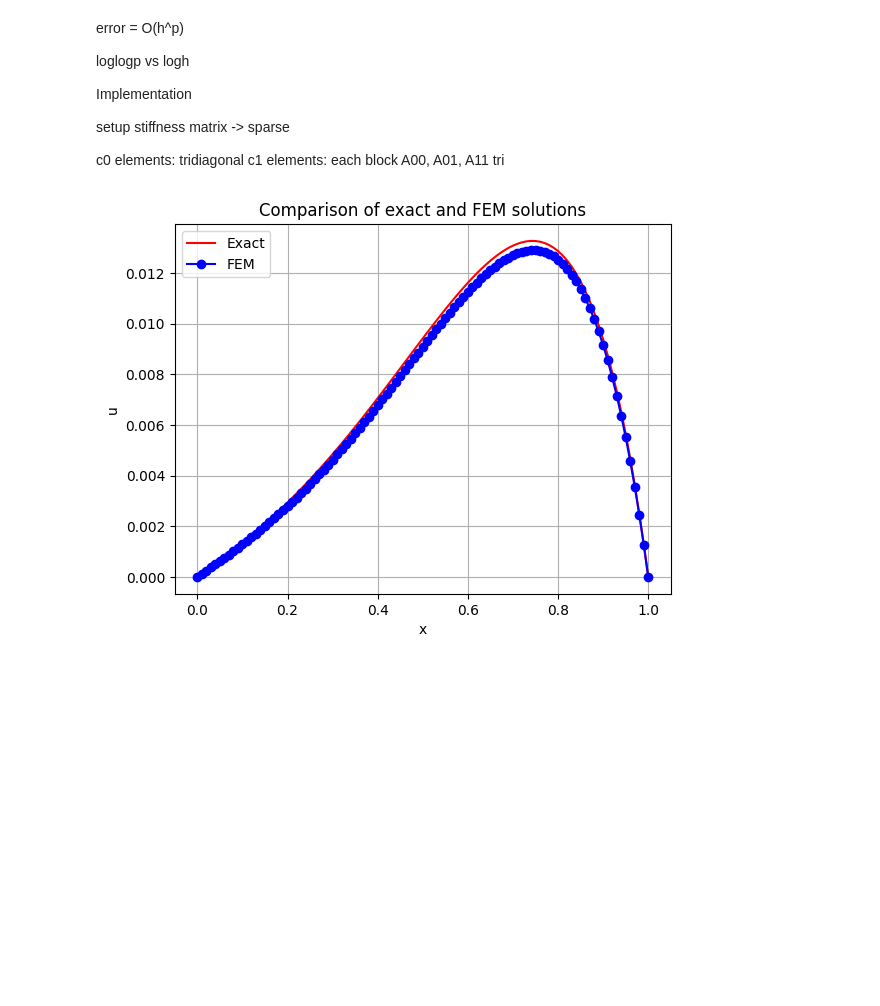
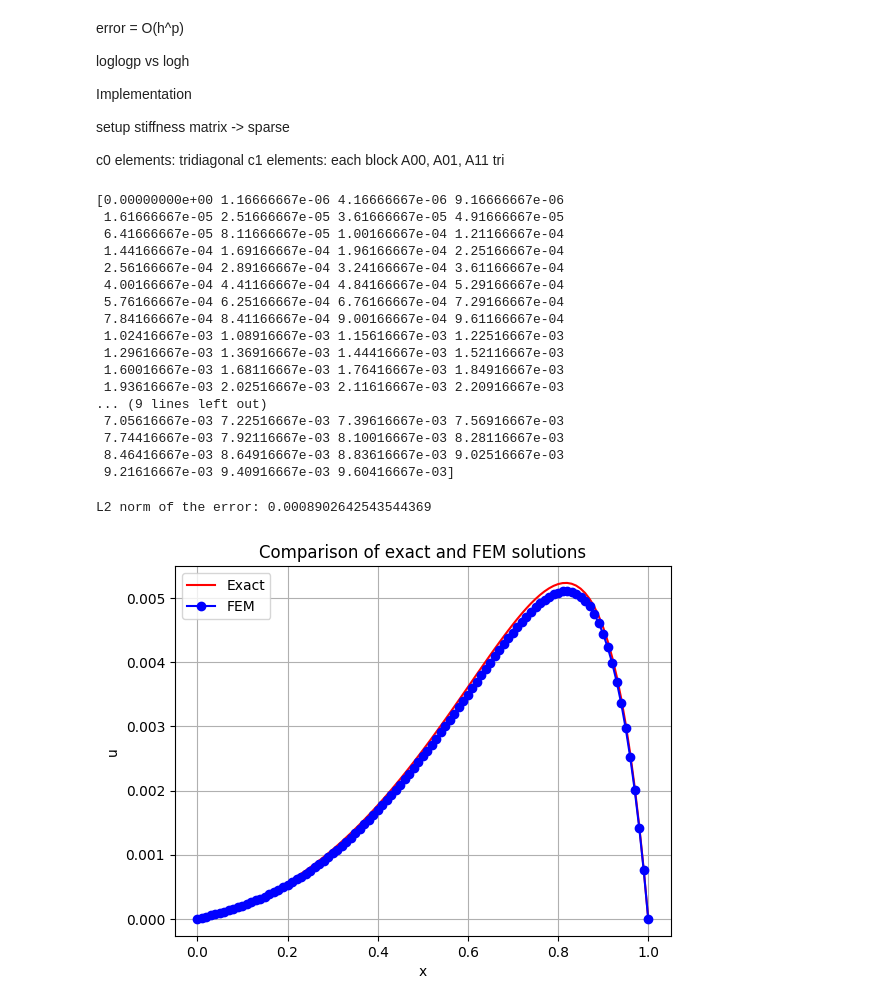
Before and after one commit to mohdkashifansari/Optimisation_and_Numerical_Analysis_Techniques, a Jupyter notebook: Parabolic_Eqs/FEM_lec.ipynb, the cells around one changed output. Cells and saved outputs as stored; diff of their text form; code cells hidden in the pictures; blank space fills up the shorter version.

```diff
--- a/Parabolic_Eqs/FEM_lec.ipynb
+++ b/Parabolic_Eqs/FEM_lec.ipynb
@@ -48,7 +50,7 @@ def helmholtz_c0(x, omega):
         # load vector
         xL, xi, xR = x[i-1], x[i], x[i+1]
 
-        if(i>1):
+        if(i>0):
 
             bi = ((xR - xL) * xi**2 - (xi + xL) * xL**2 + (xi + xR) * xR**2) / 12
 
@@ -57,10 +59,16 @@ def helmholtz_c0(x, omega):
             b[i] = bi
 
     A = A.tocsr()
+
+    #print(A.toarray())
+    print(b)
     u_inner = spsolve(A, b)
 
     u = np.zeros(N+1)
     u[1:-1] = u_inner
+
+
+
     return u
 # %% [markdown]
 error = O(h^p)
@@ -79,16 +87,40 @@ n = 100
 xx = np.linspace(0, 1, n+1)
 
 u_fem_c0 = helmholtz_c0(xx, omega)
-
-plt.plot(xx, u_exact(xx, omega), label="Exact", color='r')
-plt.plot(xx, u_fem_c0, 'o-', label="FEM", color='b')
-
-plt.xlabel("x")
-plt.ylabel("u")
-plt.legend()
-plt.title("Comparison of exact and FEM solutions")
-plt.grid(True)
-plt.show()
 # %% [output]
-[figure, removed]
+[0.00000000e+00 1.16666667e-06 4.16666667e-06 9.16666667e-06
+ 1.61666667e-05 2.51666667e-05 3.61666667e-05 4.91666667e-05
+ 6.41666667e-05 8.11666667e-05 1.00166667e-04 1.21166667e-04
+ 1.44166667e-04 1.69166667e-04 1.96166667e-04 2.25166667e-04
+ 2.56166667e-04 2.89166667e-04 3.24166667e-04 3.61166667e-04
+ 4.00166667e-04 4.41166667e-04 4.84166667e-04 5.29166667e-04
+ 5.76166667e-04 6.25166667e-04 6.76166667e-04 7.29166667e-04
+ 7.84166667e-04 8.41166667e-04 9.00166667e-04 9.61166667e-04
+ 1.02416667e-03 1.08916667e-03 1.15616667e-03 1.22516667e-03
+ 1.29616667e-03 1.36916667e-03 1.44416667e-03 1.52116667e-03
+ 1.60016667e-03 1.68116667e-03 1.76416667e-03 1.84916667e-03
+ 1.93616667e-03 2.02516667e-03 2.11616667e-03 2.20916667e-03
+... (9 lines left out)
+ 7.05616667e-03 7.22516667e-03 7.39616667e-03 7.56916667e-03
+ 7.74416667e-03 7.92116667e-03 8.10016667e-03 8.28116667e-03
+ 8.46416667e-03 8.64916667e-03 8.83616667e-03 9.02516667e-03
+ 9.21616667e-03 9.40916667e-03 9.60416667e-03]
+# %%
+
+plt.plot(xx, u_exact(xx, omega), label="Exact", color='r')
+plt.plot(xx, u_fem_c0, 'o-', label="FEM", color='b')
+
+#print l2 norm
+l2_norm = np.linalg.norm(u_exact(xx, omega) - u_fem_c0)
+print(f"L2 norm of the error: {l2_norm}")
+
+plt.xlabel("x")
+plt.ylabel("u")
+plt.legend()
+plt.title("Comparison of exact and FEM solutions")
+plt.grid(True)
+plt.show()
+# %% [output]
+L2 norm of the error: 0.0008902642543544369
+[figure, added]
 # %%
```
Also changed, not shown: parts of 13 cells of this notebook, 16 other files.
